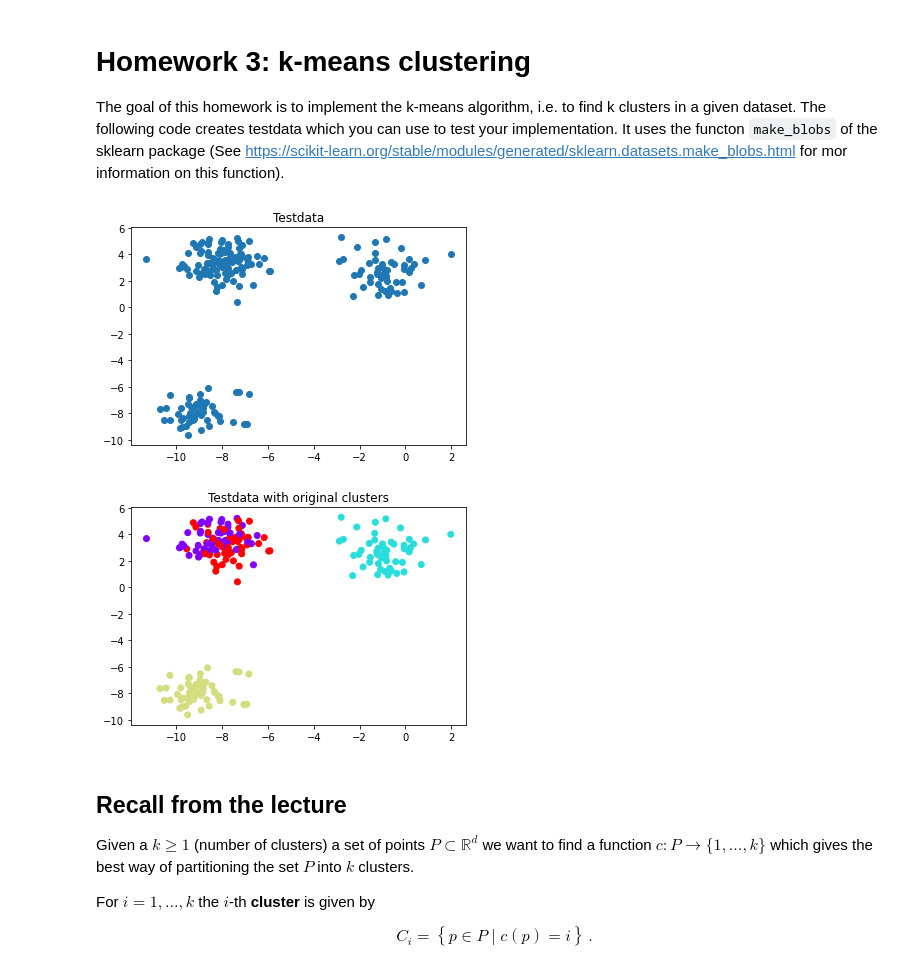
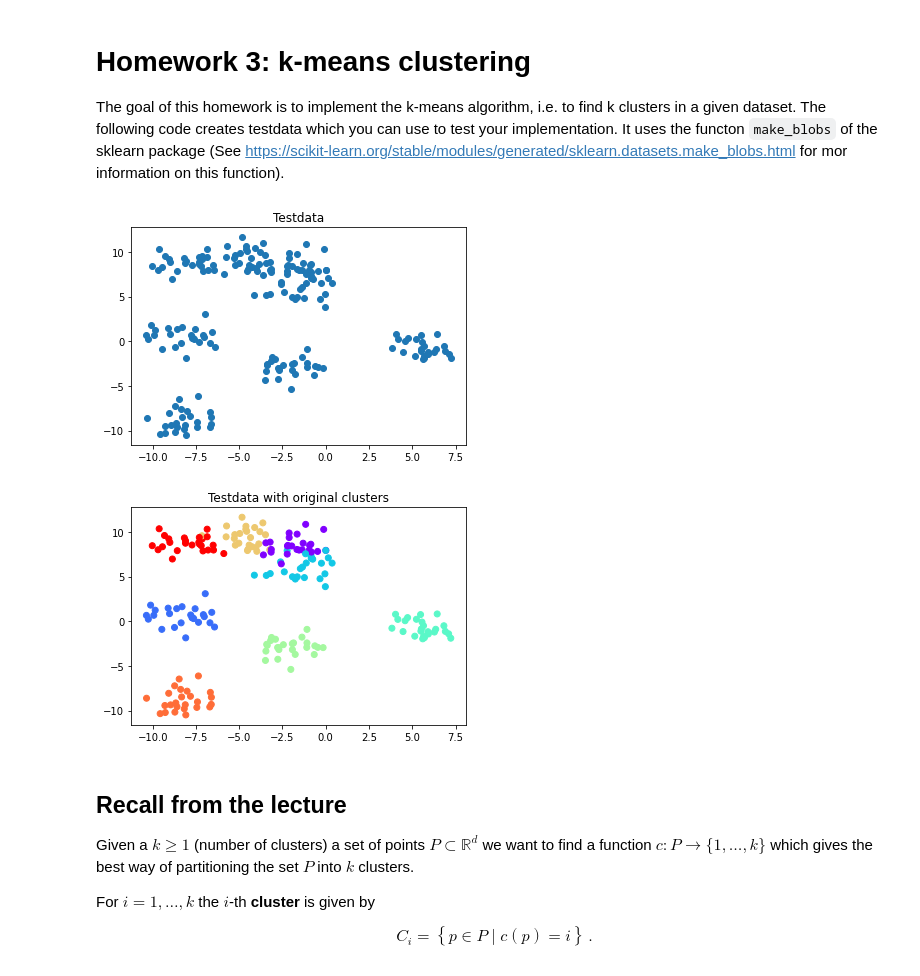
Before and after one commit to NUG30/homework-3-hiepnh14, a Jupyter notebook: assignment3.ipynb, the cells around one changed output. Saved outputs shown, nothing was run; the diff lists cells and outputs as text; code cells hidden in the pictures.

```diff
--- a/assignment3.ipynb
+++ b/assignment3.ipynb
@@ -5,34 +5,34 @@ The goal of this homework is to implement the k-means algorithm, i.e. to find k
 # %%
 ## Creating the testdata
 import matplotlib.pyplot as plt
 import numpy as np
 import random as rnd
 from sklearn.datasets import make_blobs # We use this to create sample data
 
 d=2 # dimensions. In our example 2
-number_of_clusters = 4
+number_of_clusters = 8
 
 # The following code creates random datapoints with number_of_clusters clusters in d dimensions (cluster_std gives the standard deviation. bigger -> wider spread)
 data = make_blobs(n_samples=200, n_features=d,centers=number_of_clusters, cluster_std=1)
 
 # The datapoints
 points = data[0]
 
 # The cluster assignment used in the creation of the data. This is what we want to obtain by ourself by just considering the points
 # contains numbers 0,...,number_of_clusters-1
 original_clusters = data[1]
 
 # plots the data points with the original cluster assignment
 plt.title("Testdata")
 plt.scatter(points[:,0],points[:,1])
 plt.show()
 
 plt.title("Testdata with original clusters")
 plt.scatter(points[:,0],points[:,1],c=original_clusters,cmap='rainbow')
 plt.show()
 # %% [output]
-[figure, old version]
+[figure, new version]
-[figure, old version]
+[figure, new version]
 # %% [markdown]
 ## Recall from the lecture
 Given a $k\geq 1$ (number of clusters) a set of points $P \subset \mathbb{R}^d$ we want to find a function $c: P \rightarrow \{1,\dots,k\}$ which gives the best way of partitioning the set $P$ into $k$ clusters.
```
Also changed, not shown: parts of 5 cells of this notebook.
